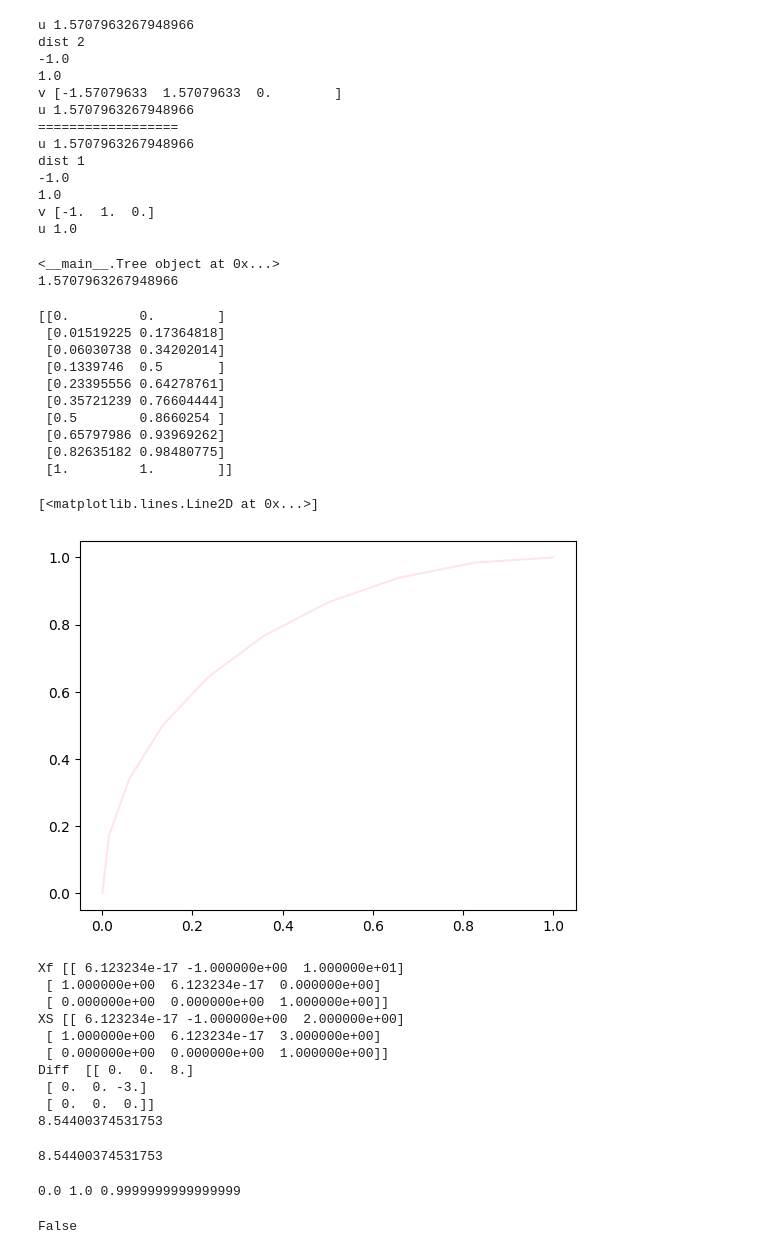
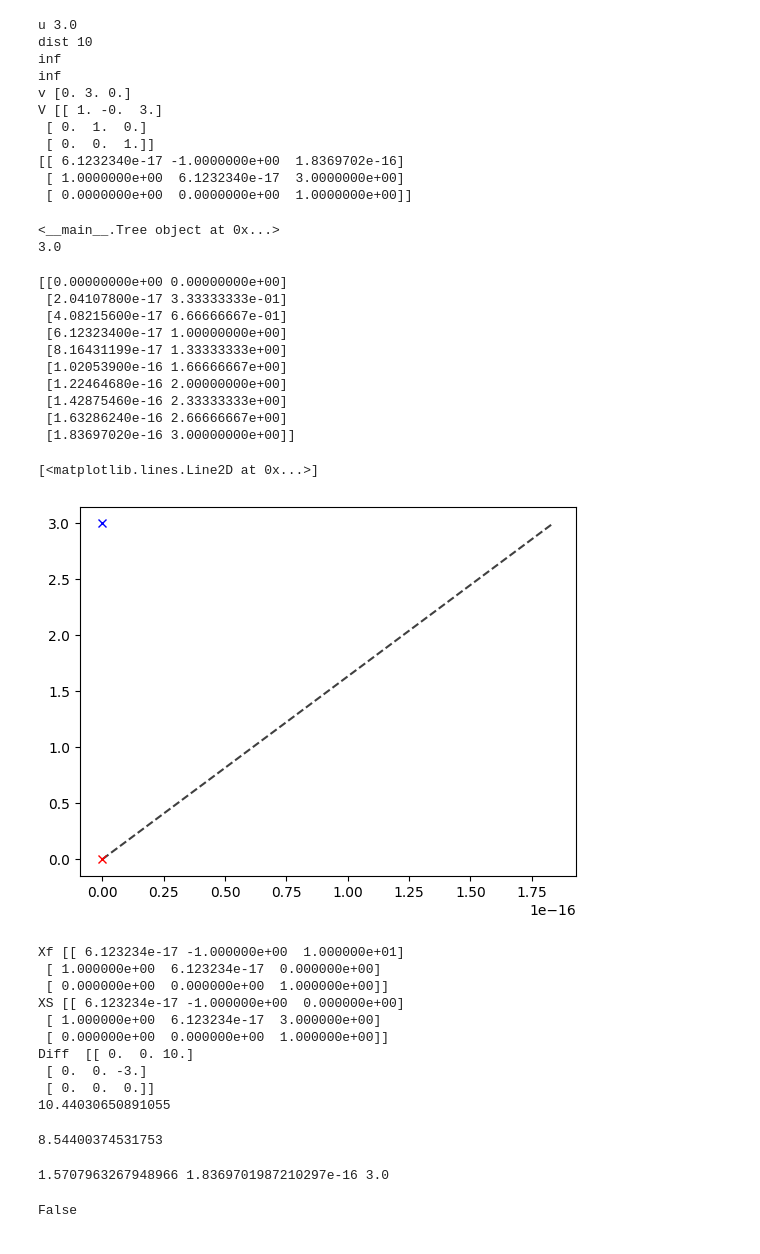
Before and after one commit to jeffersonkim97/cognis_UAM, a Jupyter notebook: notebook/test.ipynb, the cells around one changed output. Cells and saved outputs as stored; diff of their text form; code cells hidden in the pictures.

```diff
--- a/notebook/test.ipynb
+++ b/notebook/test.ipynb
@@ -415,29 +416,25 @@ X_goal = SE2_from_param([np.pi/2, 0, 10])  # theta=0, x=10, y=0
 box = [-5, 5, -5, 12.5, ]
 # %%
 X0 = SE2_from_param([np.pi/2, 0, 0])
-XS = SE2_from_param([np.pi/2, 1, 1])
+XS = SE2_from_param([np.pi/2, 0, 3])
 Xf = SE2_from_param([np.pi/2, 10, 0])
 
 #print('arc length, radius, distance')
 #print(find_u_R_d(X0, XS))
 
-X1 = local_path_planner(X0, XS, 2)
-print('==================')
-X2 = local_path_planner(X0, XS, 1)
+X1 = local_path_planner(X0, XS, 10)
 # %% [output]
-u 1.5707963267948966
-dist 2
--1.0
-1.0
-v [-1.57079633  1.57079633  0.        ]
-u 1.5707963267948966
-==================
-u 1.5707963267948966
-dist 1
--1.0
-1.0
-v [-1.  1.  0.]
-u 1.0
+u 3.0
+dist 10
+inf
+inf
+v [0. 3. 0.]
+V [[ 1. -0.  3.]
+ [ 0.  1.  0.]
+ [ 0.  0.  1.]]
+[[ 6.1232340e-17 -1.0000000e+00  1.8369702e-16]
+ [ 1.0000000e+00  6.1232340e-17  3.0000000e+00]
+ [ 0.0000000e+00  0.0000000e+00  1.0000000e+00]]
 # %%
 root = Tree(X_start)
 # %%
@@ -447,7 +444,7 @@ print(node)
 print(dist)
 # %% [output]
 <__main__.Tree object at 0x...>
-1.5707963267948966
+3.0
 # %%
 new_node = Tree(X1)
 node.add(new_node)
@@ -457,27 +454,29 @@ p1 = SE2_to_param(new_node.position)
 # %%
 fig = plt.figure()
 v = SE2_log(SE2_inv(X0).dot(X1))
 p_path = []
 for t in np.linspace(0, 1, 10):
     X = X0.dot(SE2_exp(v*t))
     theta, x, y = SE2_to_param(X)
     p_path.append([x, y])
 p_path = np.array(p_path)
 print(p_path)
-plt.plot(p_path[:, 0], p_path[:, 1],  'r-', alpha=0.1)
+plt.plot(p_path[:, 0], p_path[:, 1],  '--k', alpha=0.75)
+plt.plot(SE2_to_param(X0)[1], SE2_to_param(X0)[2], 'xr')
+plt.plot(SE2_to_param(XS)[1], SE2_to_param(XS)[2], 'xb')
 # %% [output]
-[[0.         0.        ]
- [0.01519225 0.17364818]
- [0.06030738 0.34202014]
- [0.1339746  0.5       ]
- [0.23395556 0.64278761]
- [0.35721239 0.76604444]
- [0.5        0.8660254 ]
- [0.65797986 0.93969262]
- [0.82635182 0.98480775]
- [1.         1.        ]]
+[[0.00000000e+00 0.00000000e+00]
+ [2.04107800e-17 3.33333333e-01]
+ [4.08215600e-17 6.66666667e-01]
+ [6.12323400e-17 1.00000000e+00]
+ [8.16431199e-17 1.33333333e+00]
+ [1.02053900e-16 1.66666667e+00]
+ [1.22464680e-16 2.00000000e+00]
+ [1.42875460e-16 2.33333333e+00]
+ [1.63286240e-16 2.66666667e+00]
+ [1.83697020e-16 3.00000000e+00]]
 [<matplotlib.lines.Line2D at 0x...>]
-[figure, old version]
+[figure, new version]
 # %%
 print('Xf', Xf)
 print('XS', XS)
@@ -489,13 +488,13 @@ print(np.sqrt((kek[0,2])**2 + (kek[1,2])**2))
 Xf [[ 6.123234e-17 -1.000000e+00  1.000000e+01]
  [ 1.000000e+00  6.123234e-17  0.000000e+00]
  [ 0.000000e+00  0.000000e+00  1.000000e+00]]
-XS [[ 6.123234e-17 -1.000000e+00  2.000000e+00]
+XS [[ 6.123234e-17 -1.000000e+00  0.000000e+00]
  [ 1.000000e+00  6.123234e-17  3.000000e+00]
  [ 0.000000e+00  0.000000e+00  1.000000e+00]]
-Diff  [[ 0.  0.  8.]
+Diff  [[ 0.  0. 10.]
  [ 0.  0. -3.]
  [ 0.  0.  0.]]
-8.54400374531753
+10.44030650891055
 # %%
 print(np.sqrt((10-2)**2 + (0-(-3))**2))
 # %% [output]
@@ -506,7 +505,7 @@ X = X0.dot(V)
 theta, x, y = SE2_to_param(X)
 print(theta, x, y)
 # %% [output]
-0.0 1.0 0.9999999999999999
+1.5707963267948966 1.8369701987210297e-16 3.0
 # %%
 def coll(collision_points, vehicle_radius, X0, X1, box, steps):
     v = SE2_log(SE2_inv(X0).dot(X1))
```
Also changed, not shown: parts of 25 cells of this notebook, 6 other files.
